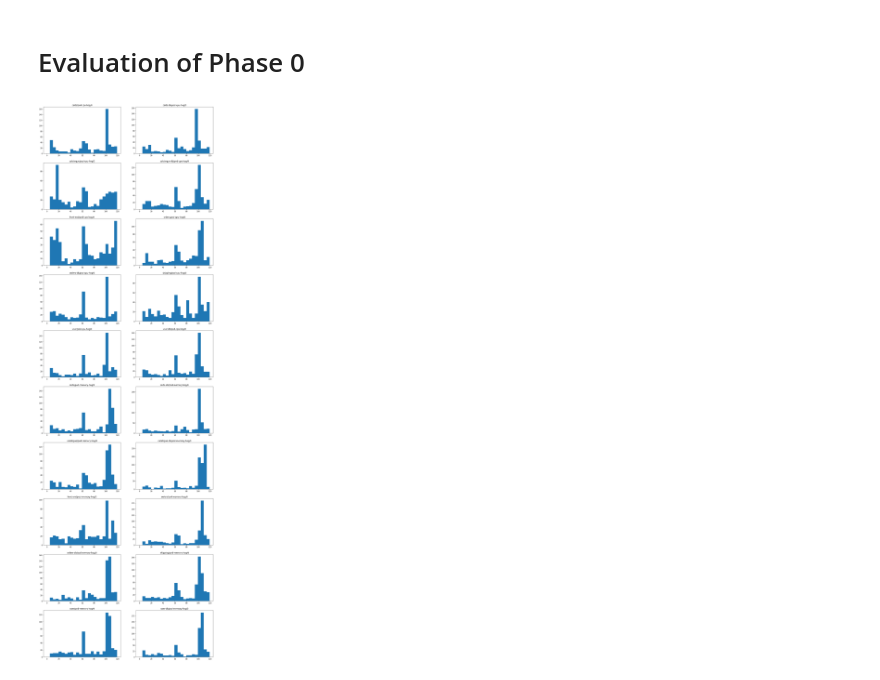
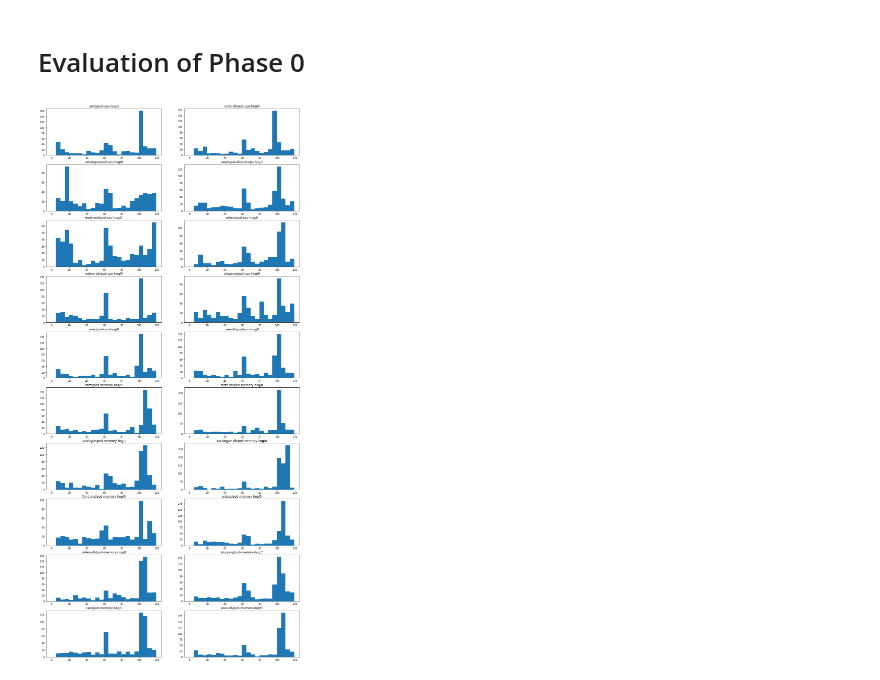
Before and after one commit to ai4sre/meltria-analyzer, a Jupyter notebook: notebooks/phase0_evaluation.ipynb, the cells around one changed output. Drawn from its saved outputs; the diff is of its cells as text; code cells hidden in the pictures.

```diff
--- a/notebooks/phase0_evaluation.ipynb
+++ b/notebooks/phase0_evaluation.ipynb
@@ -30,42 +30,27 @@ for (chaos_type, chaos_comp), sub_df in dataset.groupby(level=[0, 1]):
 # %%
 import warnings
 
 from statsmodels.regression.linear_model import OLS
 from statsmodels.tools import add_constant
 
 fig, axs = plt.subplots(math.ceil(len(records)/2), ncols=2)
-fig.set_size_inches(18, 3*len(records))
+fig.set_size_inches(18, 2*len(records))
 for record, ax in zip(records, axs.flatten()):
     df = record.data_df
 
     def detect_anomaly(x) -> int:
         if np.all(x == x[0]) or np.all(np.isnan(x)):
             return -1
         # detect change start time
         with warnings.catch_warnings():
             warnings.simplefilter("ignore")
             algo = rpt.Binseg(model='normal').fit(x)
         bkp = algo.predict(n_bkps=1)[0]
         return bkp
-        # # detect anomality
-        # ols = OLS(x, add_constant(np.arange(1, bkp+1))).fit()
-        # std = ols.resid.std()
-        # if std == 0:
-        #     std = 1
-        # resids = ols.resid / std
-
-        # intersected_idxs: np.ndarray = np.where(np.diff(np.sign(resids)))[0] + 1
-        # sections = np.split(resids, indices_or_sections=intersected_idxs)
-        # rsses = np.array([np.sum(sec**2) for sec in sections])
-        # max_rss_sec_idx: np.intp = np.argmax(rsses)
-        # max_rss_start: int = 0 if max_rss_sec_idx == 0 else np.sum([sec.size for sec in sections[:max_rss_sec_idx]])
-        max_rss: float = rsses[max_rss_sec_idx]
-        # max_rss_sec: list[tuple[int, float]] = [(max_rss_start+i, v) for i, v in enumerate(sections[max_rss_sec_idx])]
-        return max_rss
 
     bkps = np.apply_along_axis(detect_anomaly, 0, df.to_numpy())
 
     ax.set_title(record.chaos_case_full())
     ax.hist(bkps, range=(0, 119), bins=24)
 # %% [output]
-[figure, old version]
+[figure, new version]
```
Also changed, not shown: parts of 1 cell of this notebook.
